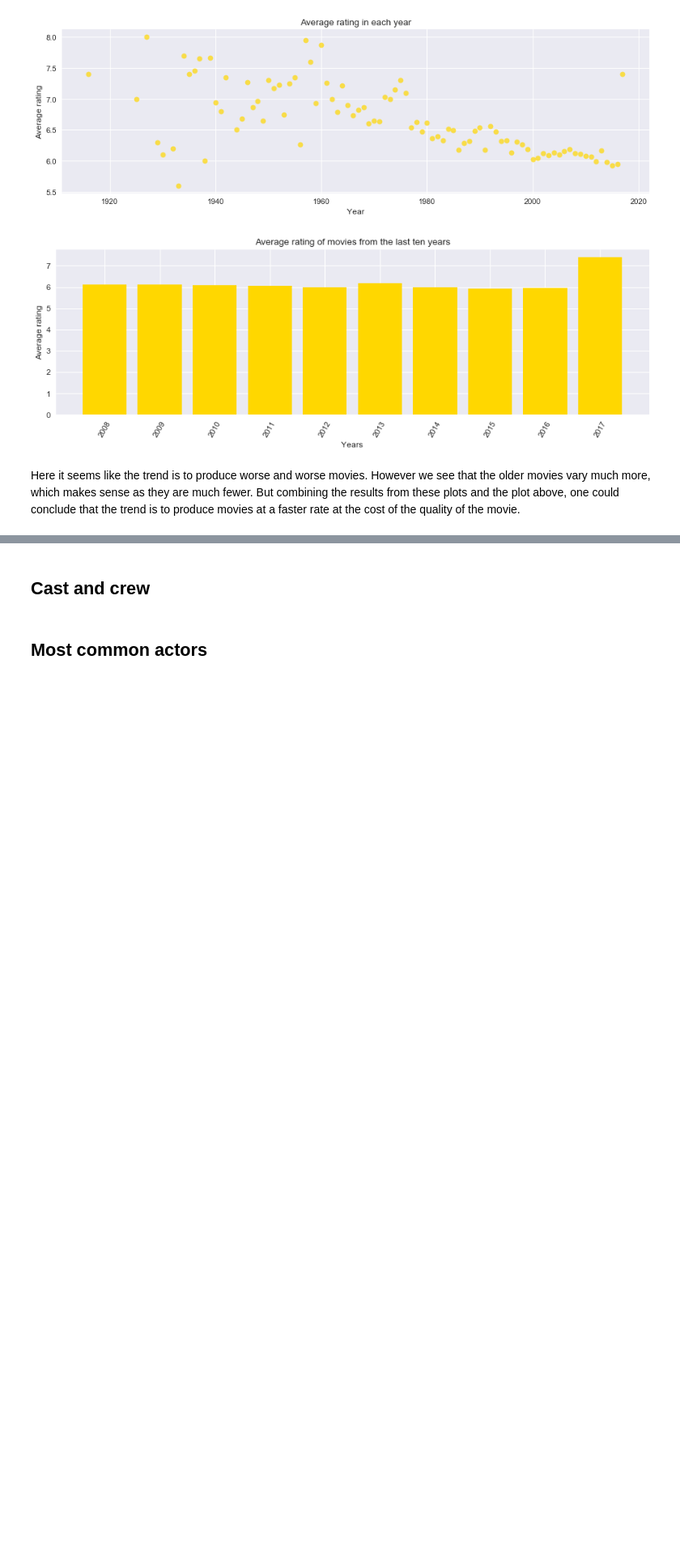
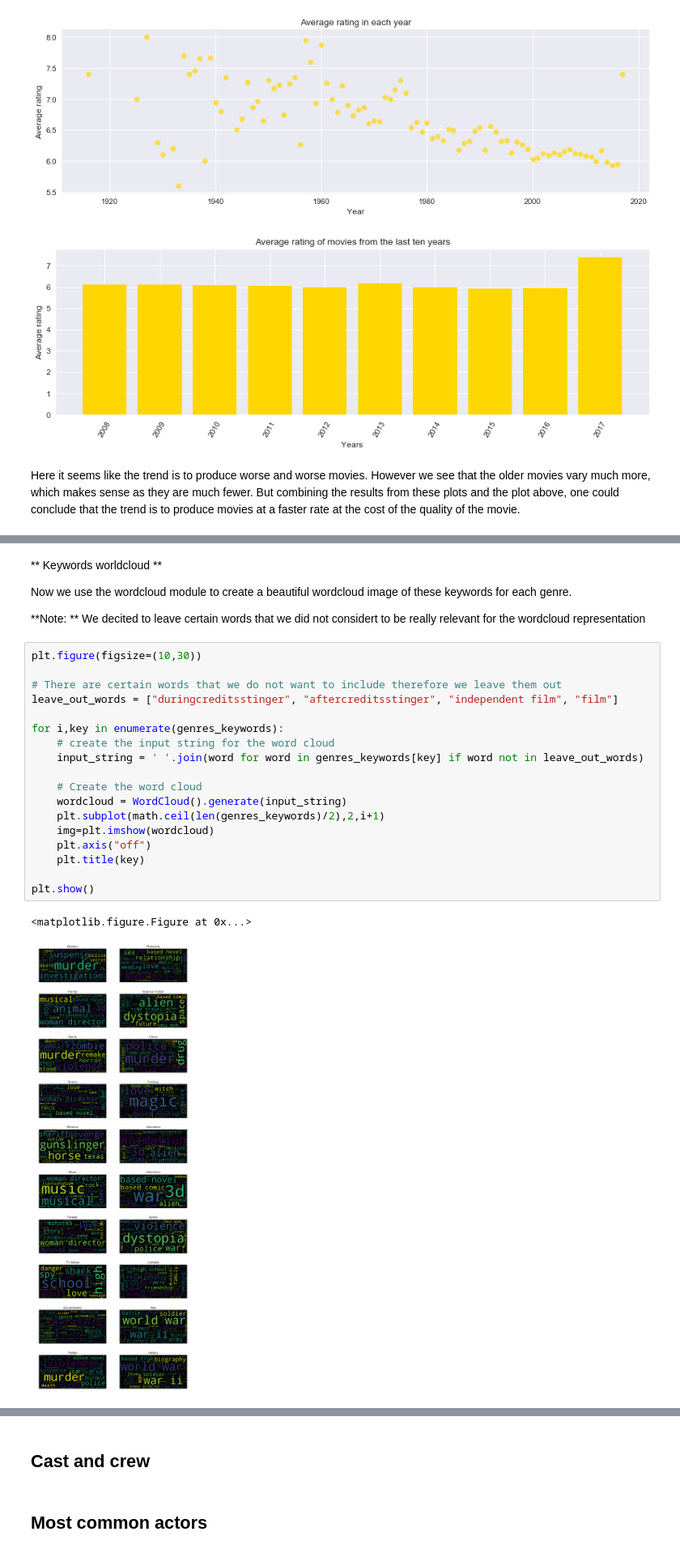
Before and after one commit to gretarg09/DTU__SocialGraphs-FinalProject, a Jupyter notebook: Notebooks/Basic Statistics.ipynb, the cells around one changed output, grey strips where cells are left out. Shown at 81% size. Drawn from its saved outputs; the diff is of its cells as text; blank space fills up the shorter version.

Commit message:
world cloud deleted from the manuscripts and added to basic statistic

```diff
--- a/Notebooks/Basic Statistics.ipynb
+++ b/Notebooks/Basic Statistics.ipynb
@@ -876,0 +941,27 @@ Here it seems like the trend is to produce worse and worse movies. However we se
+# %% [markdown]
+** Keywords  worldcloud **
+
+Now we use the wordcloud module to create a beautiful wordcloud image of these keywords for each genre.
+
+**Note: ** We decited to leave certain words that we did not considert to be really relevant for the wordcloud representation
+# %%
+plt.figure(figsize=(10,30))
+
+# There are certain words that we do not want to include therefore we leave them out
+leave_out_words = ["duringcreditsstinger", "aftercreditsstinger", "independent film", "film"]
+
+for i,key in enumerate(genres_keywords):
+    # create the input string for the word cloud
+    input_string = ' '.join(word for word in genres_keywords[key] if word not in leave_out_words)
+
+    # Create the word cloud
+    wordcloud = WordCloud().generate(input_string)
+    plt.subplot(math.ceil(len(genres_keywords)/2),2,i+1)
+    img=plt.imshow(wordcloud)
+    plt.axis("off")
+    plt.title(key)
+
+plt.show()
+# %% [output]
+<matplotlib.figure.Figure at 0x...>
+[figure, added]
```
Also changed, not shown: parts of 10 cells of this notebook, 1 other file.
